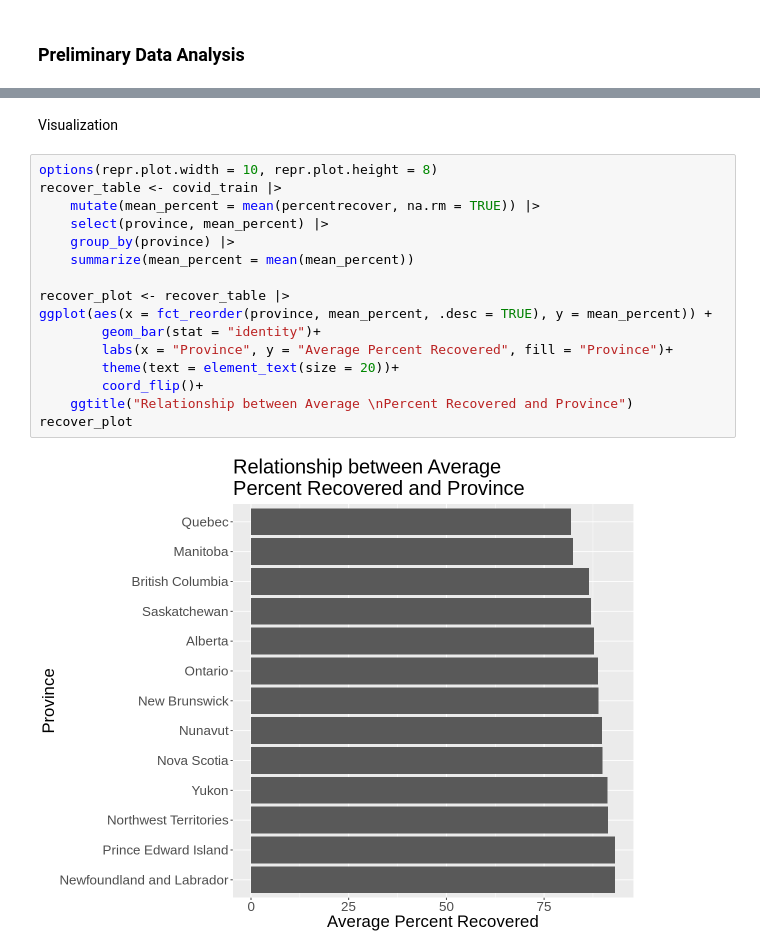
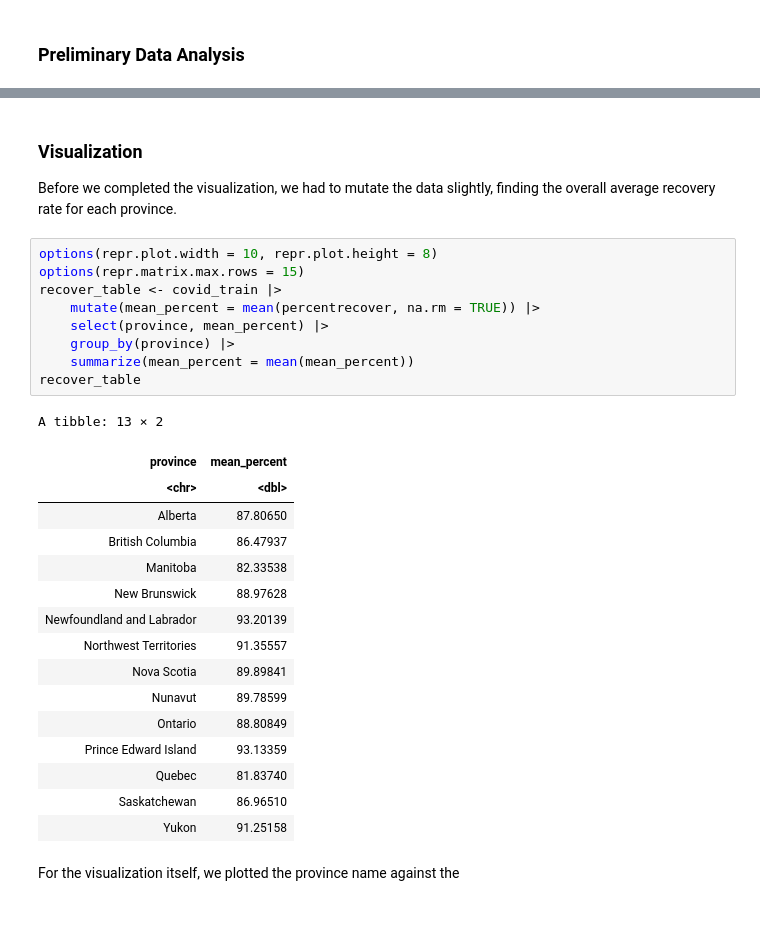
Before and after one commit to mikcblue7/dsci-100-project-group2, a Jupyter notebook: Group-2-Proposal.ipynb, the cells around one changed output, grey strips where cells are left out. Drawn from its saved outputs; the diff is of its cells as text; blank space fills up the shorter version.

```diff
--- a/Group-2-Proposal.ipynb
+++ b/Group-2-Proposal.ipynb
@@ -245,22 +186,34 @@ A tibble: 13 × 7
 | Saskatchewan | 0 | 0 | 167 | 0 | 0 | 19 |
 | Yukon | 0 | 0 | 161 | 0 | 0 | 23 |
 # %% [markdown]
-Visualization
+### Visualization
+
+Before we completed the visualization, we had to mutate the data slightly, finding the overall average recovery rate for each province.
 # %%
 options(repr.plot.width = 10, repr.plot.height = 8)
+options(repr.matrix.max.rows = 15)
 recover_table <- covid_train |>
     mutate(mean_percent = mean(percentrecover, na.rm = TRUE)) |>
     select(province, mean_percent) |>
     group_by(province) |>
     summarize(mean_percent = mean(mean_percent))
-
-recover_plot <- recover_table |>
-ggplot(aes(x = fct_reorder(province, mean_percent, .desc = TRUE), y = mean_percent)) +
-        geom_bar(stat = "identity")+
-        labs(x = "Province", y = "Average Percent Recovered", fill = "Province")+
-        theme(text = element_text(size = 20))+
-        coord_flip()+
-    ggtitle("Relationship between Average \nPercent Recovered and Province")
-recover_plot
+recover_table
 # %% [output]
-[figure, removed]
+A tibble: 13 × 2
+| province | mean_percent |
+| <chr> | <dbl> |
+| Alberta | 87.80650 |
+| British Columbia | 86.47937 |
+| Manitoba | 82.33538 |
+| New Brunswick | 88.97628 |
+| Newfoundland and Labrador | 93.20139 |
+| Northwest Territories | 91.35557 |
+| Nova Scotia | 89.89841 |
+| Nunavut | 89.78599 |
+| Ontario | 88.80849 |
+| Prince Edward Island | 93.13359 |
+| Quebec | 81.83740 |
+| Saskatchewan | 86.96510 |
+| Yukon | 91.25158 |
+# %% [markdown]
+For the visualization itself, we plotted the province name against the
```
Also changed, not shown: parts of 16 cells of this notebook.
